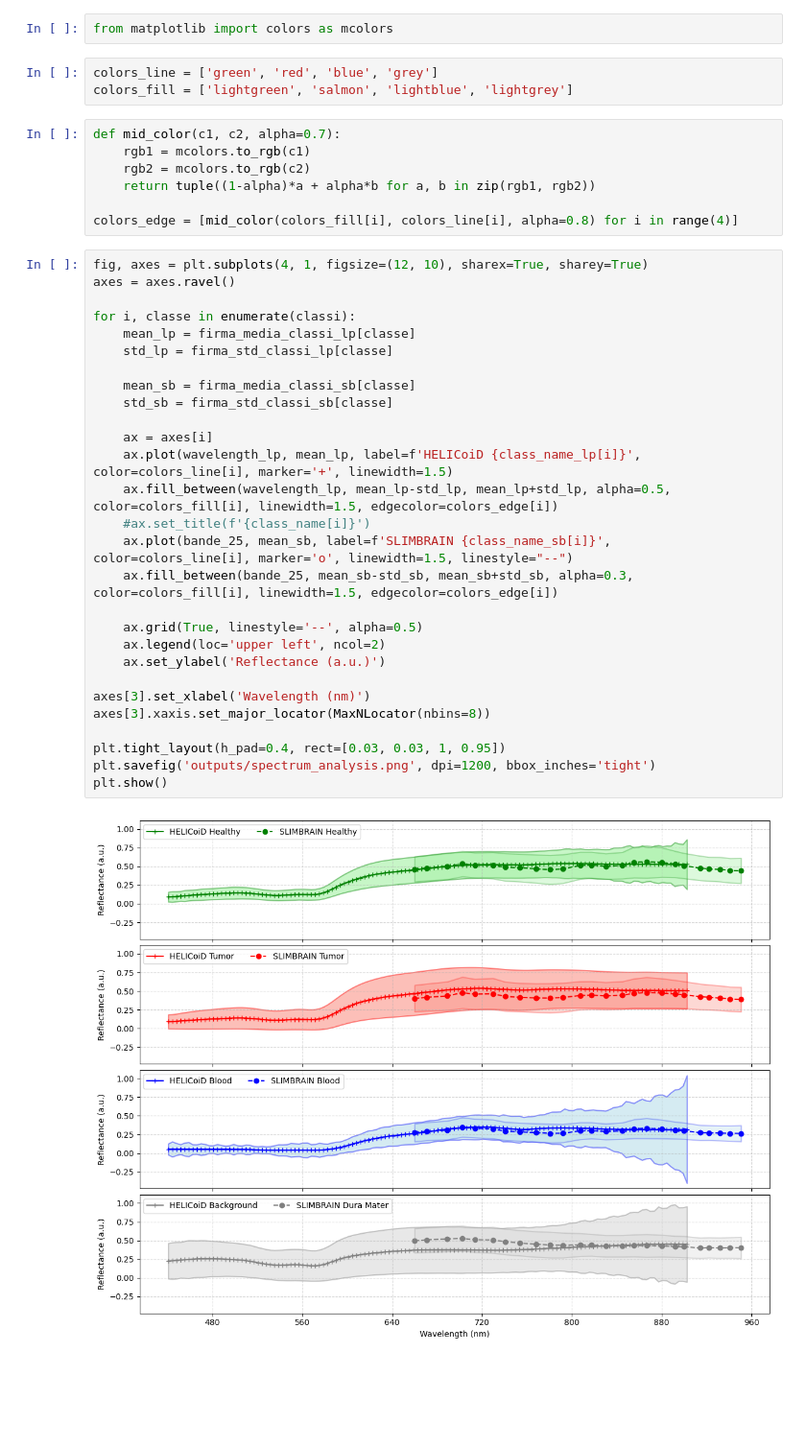
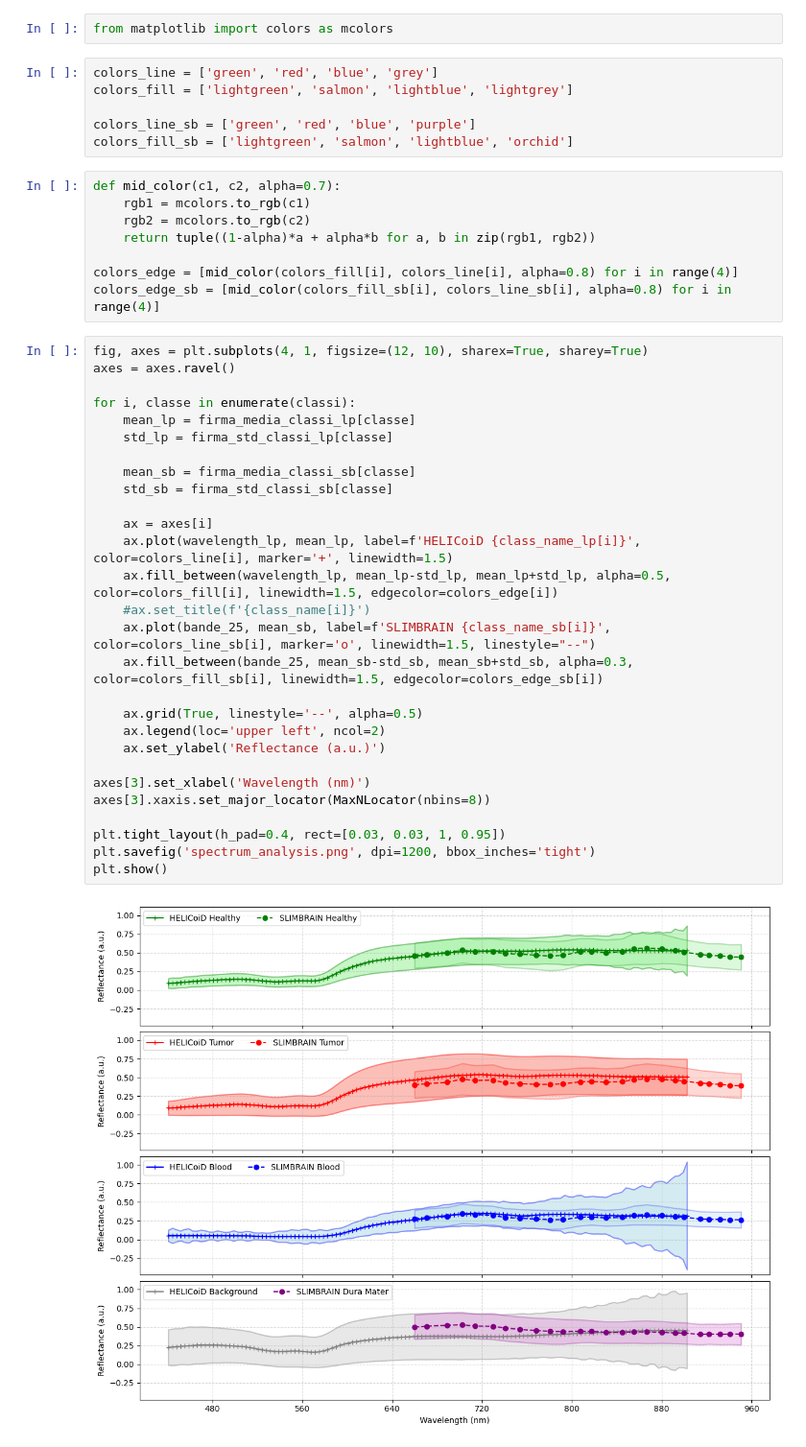
Before and after one commit to domenico-rgs/HSIBrain-Benchmark, a Jupyter notebook: plots/spectrum_analysis.ipynb, the cells around one changed output. Shown at 96% size. Cells and saved outputs as stored; diff of their text form; blank space fills up the shorter version.

```diff
--- a/plots/spectrum_analysis.ipynb
+++ b/plots/spectrum_analysis.ipynb
@@ -184,6 +184,9 @@ from matplotlib import colors as mcolors
 # %%
 colors_line = ['green', 'red', 'blue', 'grey']
 colors_fill = ['lightgreen', 'salmon', 'lightblue', 'lightgrey']
+
+colors_line_sb = ['green', 'red', 'blue', 'purple']
+colors_fill_sb = ['lightgreen', 'salmon', 'lightblue', 'orchid']
 # %%
 def mid_color(c1, c2, alpha=0.7):
     rgb1 = mcolors.to_rgb(c1)
@@ -191,33 +194,34 @@ def mid_color(c1, c2, alpha=0.7):
     return tuple((1-alpha)*a + alpha*b for a, b in zip(rgb1, rgb2))
 
 colors_edge = [mid_color(colors_fill[i], colors_line[i], alpha=0.8) for i in range(4)]
+colors_edge_sb = [mid_color(colors_fill_sb[i], colors_line_sb[i], alpha=0.8) for i in range(4)]
 # %%
 fig, axes = plt.subplots(4, 1, figsize=(12, 10), sharex=True, sharey=True)
 axes = axes.ravel()
 
 for i, classe in enumerate(classi):
     mean_lp = firma_media_classi_lp[classe]
     std_lp = firma_std_classi_lp[classe]
 
     mean_sb = firma_media_classi_sb[classe]
     std_sb = firma_std_classi_sb[classe]
 
     ax = axes[i]
     ax.plot(wavelength_lp, mean_lp, label=f'HELICoiD {class_name_lp[i]}', color=colors_line[i], marker='+', linewidth=1.5)
     ax.fill_between(wavelength_lp, mean_lp-std_lp, mean_lp+std_lp, alpha=0.5, color=colors_fill[i], linewidth=1.5, edgecolor=colors_edge[i])
     #ax.set_title(f'{class_name[i]}')
-    ax.plot(bande_25, mean_sb, label=f'SLIMBRAIN {class_name_sb[i]}', color=colors_line[i], marker='o', linewidth=1.5, linestyle="--")
-    ax.fill_between(bande_25, mean_sb-std_sb, mean_sb+std_sb, alpha=0.3, color=colors_fill[i], linewidth=1.5, edgecolor=colors_edge[i])
+    ax.plot(bande_25, mean_sb, label=f'SLIMBRAIN {class_name_sb[i]}', color=colors_line_sb[i], marker='o', linewidth=1.5, linestyle="--")
+    ax.fill_between(bande_25, mean_sb-std_sb, mean_sb+std_sb, alpha=0.3, color=colors_fill_sb[i], linewidth=1.5, edgecolor=colors_edge_sb[i])
 
     ax.grid(True, linestyle='--', alpha=0.5)
     ax.legend(loc='upper left', ncol=2)
     ax.set_ylabel('Reflectance (a.u.)')
 
 axes[3].set_xlabel('Wavelength (nm)')
 axes[3].xaxis.set_major_locator(MaxNLocator(nbins=8))
 
 plt.tight_layout(h_pad=0.4, rect=[0.03, 0.03, 1, 0.95])
-plt.savefig('outputs/spectrum_analysis.png', dpi=1200, bbox_inches='tight')
+plt.savefig('spectrum_analysis.png', dpi=1200, bbox_inches='tight')
 plt.show()
 # %% [output]
-[figure, old version]
+[figure, new version]
```
Also changed, not shown: parts of 1 cell of this notebook, 5 other files.
